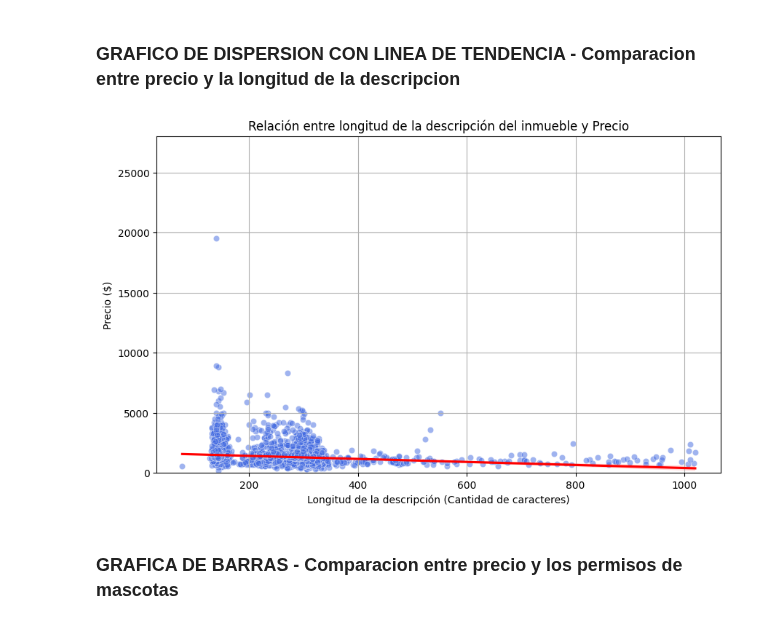
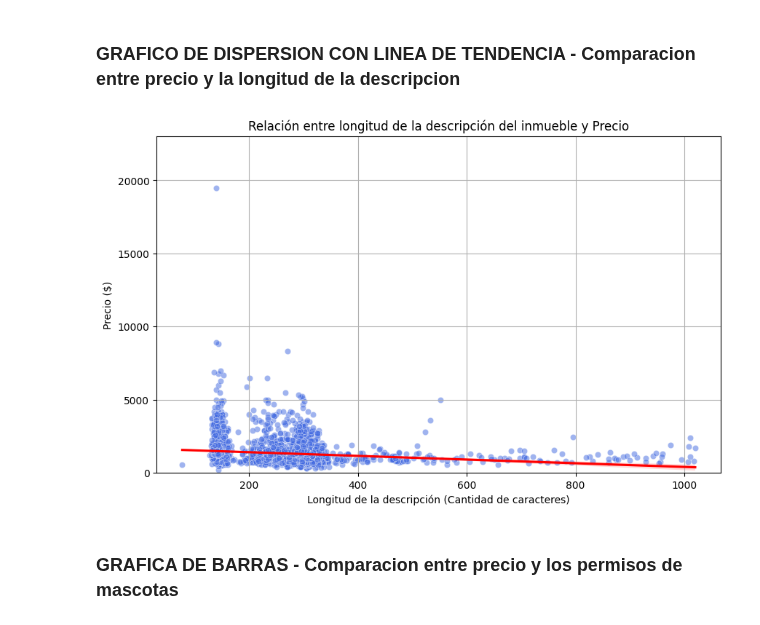
Before and after one commit to andresjulianbolivar/Proyecto1, a Jupyter notebook: Tarea 3/Preparacion_Datos.ipynb, the cells around one changed output. Drawn from its saved outputs; the diff is of its cells as text; code cells hidden in the pictures.

```diff
--- a/Tarea 3/Preparacion_Datos.ipynb
+++ b/Tarea 3/Preparacion_Datos.ipynb
@@ -234,18 +234,18 @@ plt.show()
 # %%
 plt.figure(figsize=(10, 6))
 sns.scatterplot(x=df["longitud_descripcion"], y=df["price"], alpha=0.5, color="royalblue")
 
 # Agregar línea de tendencia
 sns.regplot(x=df["longitud_descripcion"], y=df["price"], scatter=False, color="red")
 
 plt.title("Relación entre longitud de la descripción del inmueble y Precio")
 plt.xlabel("Longitud de la descripción (Cantidad de caracteres)")
 plt.ylabel("Precio ($)")
-plt.ylim(0, 28000)
+plt.ylim(0, 23000)
 plt.grid(True)
 plt.show()
 # %% [output]
-[figure, old version]
+[figure, new version]
 # %% [markdown]
 ### GRAFICA DE BARRAS - Comparacion entre precio y los permisos de mascotas
 # %%
```
